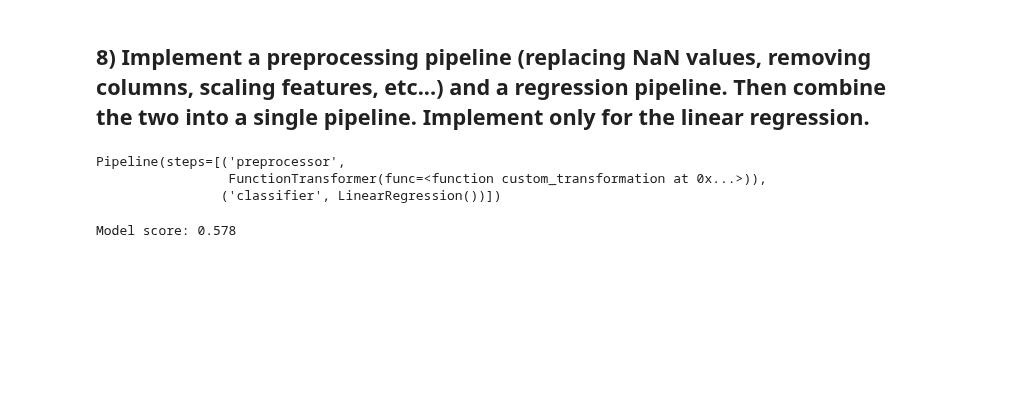
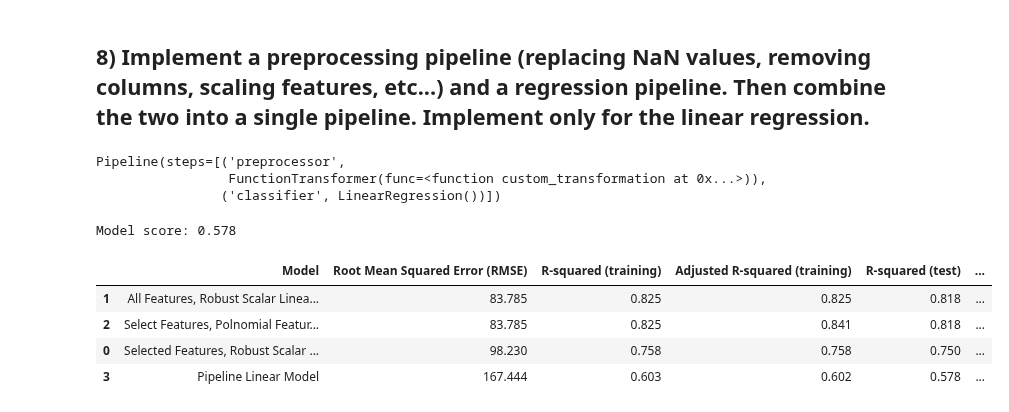
Before and after one commit to DuncanFerguson/GITHUB_REPOSITORY, a Jupyter notebook: DU_MSDS/Data Science Tools 2/HW6/homework6_Duncan_Ferguson_v3.ipynb, the cells around one changed output. Drawn from its saved outputs; the diff is of its cells as text; code cells hidden in the pictures; blank space fills up the shorter version.

```diff
--- a/DU_MSDS/Data Science Tools 2/HW6/homework6_Duncan_Ferguson_v3.ipynb
+++ b/DU_MSDS/Data Science Tools 2/HW6/homework6_Duncan_Ferguson_v3.ipynb
@@ -664,22 +674,31 @@ Model score: 0.578
 # %%
 features = df.loc[:, df.columns != 'NOx(GT)'].columns.to_list()
 features
 
 # Calculating the RMSE
 rmse_pipe = float(format(np.sqrt(metrics.mean_squared_error(Y_test, pipe.predict(X_test))),'.3f'))
 
 # Calculating R-squared value for the training data set :
 rtr_pipe = float(format(pipe.score(X_train, Y_train),'.3f'))
 
 # Calculating the adjusted R-squared value for the training data set :
 artr_pipe = float(format(adjustedR2(pipe.score(X_train,Y_train), train_data.shape[0],len(features)),'.3f'))
 
 # # Calculating the R-squared value for the test data set :
 rte_pipe = float(format(pipe.score(X_test,Y_test),'.3f'))
 
 # Calculating the adjusted R-squared value for the test data set :
 arte_pipe = float(format(adjustedR2(pipe.score(X_test,Y_test),test_data.shape[0],len(features)),'.3f'))
 
 r = evaluation.shape[0]
-evaluation.loc[r] = ['Select Features, Polnomial Feature Linear Model',rmse2,rtr2,artr2,rte2,arte2]
+evaluation.loc[r] = ['Pipeline Linear Model',rmse_pipe,rtr_pipe,artr_pipe,rte_pipe,arte_pipe]
 evaluation.sort_values(by = 'R-squared (test)', ascending=False)
+
+# Note that the Pipline model did not get of the close correlations
+# Added the Pipline to the model to see
+# %% [output]
+|  | Model | Root Mean Squared Error (RMSE) | R-squared (training) | Adjusted R-squared (training) | R-squared (test) | ... |
+| 1 | All Features, Robust Scalar Linea... | 83.785 | 0.825 | 0.825 | 0.818 | ... |
+| 2 | Select Features, Polnomial Featur... | 83.785 | 0.825 | 0.841 | 0.818 | ... |
+| 0 | Selected Features, Robust Scalar ... | 98.230 | 0.758 | 0.758 | 0.750 | ... |
+| 3 | Pipeline Linear Model | 167.444 | 0.603 | 0.602 | 0.578 | ... |
```
Also changed, not shown: parts of 1 cell of this notebook.
